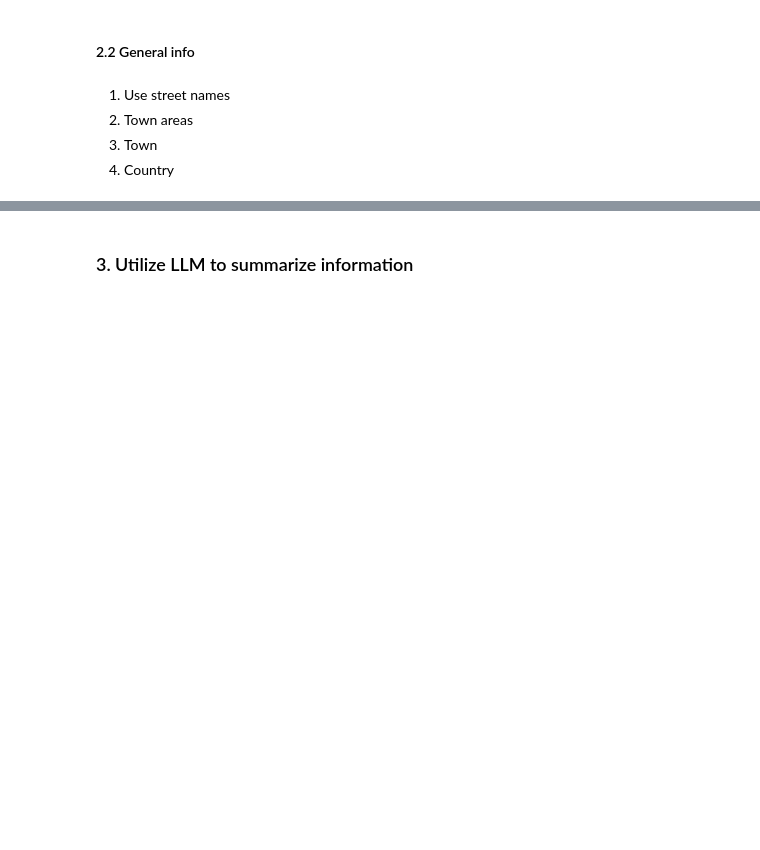
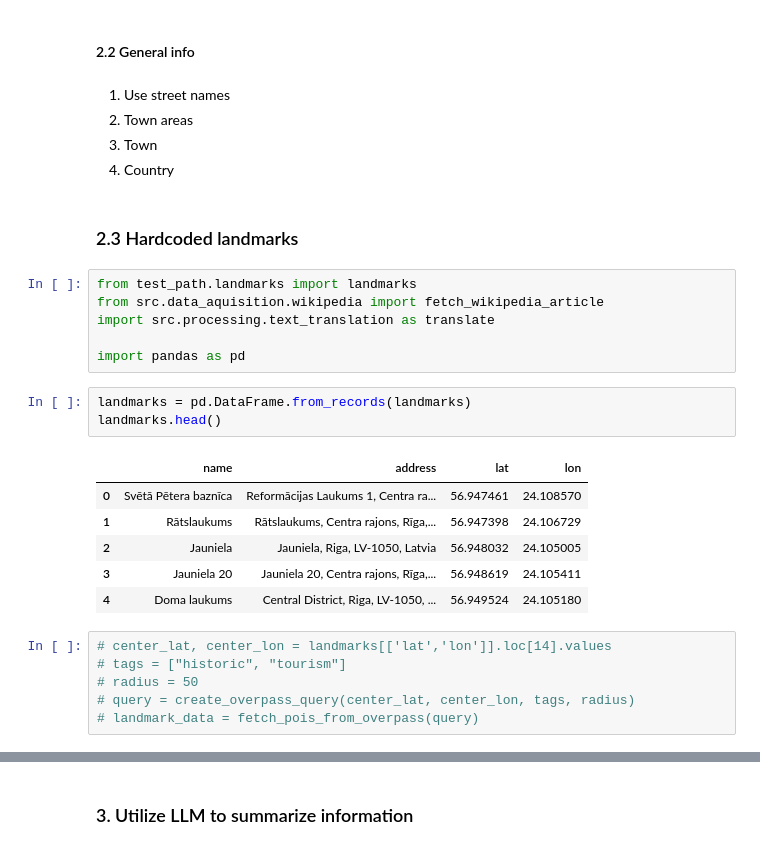
Before and after one commit to iljapavlov/ai-tourist-guide, a Jupyter notebook: mvp.ipynb, the cells around one changed output, grey strips where cells are left out. Saved outputs shown, nothing was run; the diff lists cells and outputs as text; blank space fills up the shorter version.

```diff
--- a/mvp.ipynb
+++ b/mvp.ipynb
@@ -89,3 +109,27 @@ m
 2. Town areas
 3. Town
 4. Country
+# %% [markdown]
+### 2.3 Hardcoded landmarks
+# %%
+from test_path.landmarks import landmarks
+from src.data_aquisition.wikipedia import fetch_wikipedia_article
+import src.processing.text_translation as translate
+
+import pandas as pd
+# %%
+landmarks = pd.DataFrame.from_records(landmarks)
+landmarks.head()
+# %% [output]
+|  | name | address | lat | lon |
+| 0 | Svētā Pētera baznīca | Reformācijas Laukums 1, Centra ra... | 56.947461 | 24.108570 |
+| 1 | Rātslaukums | Rātslaukums, Centra rajons, Rīga,... | 56.947398 | 24.106729 |
+| 2 | Jauniela | Jauniela, Riga, LV-1050, Latvia | 56.948032 | 24.105005 |
+| 3 | Jauniela 20 | Jauniela 20, Centra rajons, Rīga,... | 56.948619 | 24.105411 |
+| 4 | Doma laukums | Central District, Riga, LV-1050, ... | 56.949524 | 24.105180 |
+# %%
+# center_lat, center_lon = landmarks[['lat','lon']].loc[14].values
+# tags = ["historic", "tourism"]
+# radius = 50
+# query = create_overpass_query(center_lat, center_lon, tags, radius)
+# landmark_data = fetch_pois_from_overpass(query)
```
Also changed, not shown: parts of 16 cells of this notebook, 37 other files.
